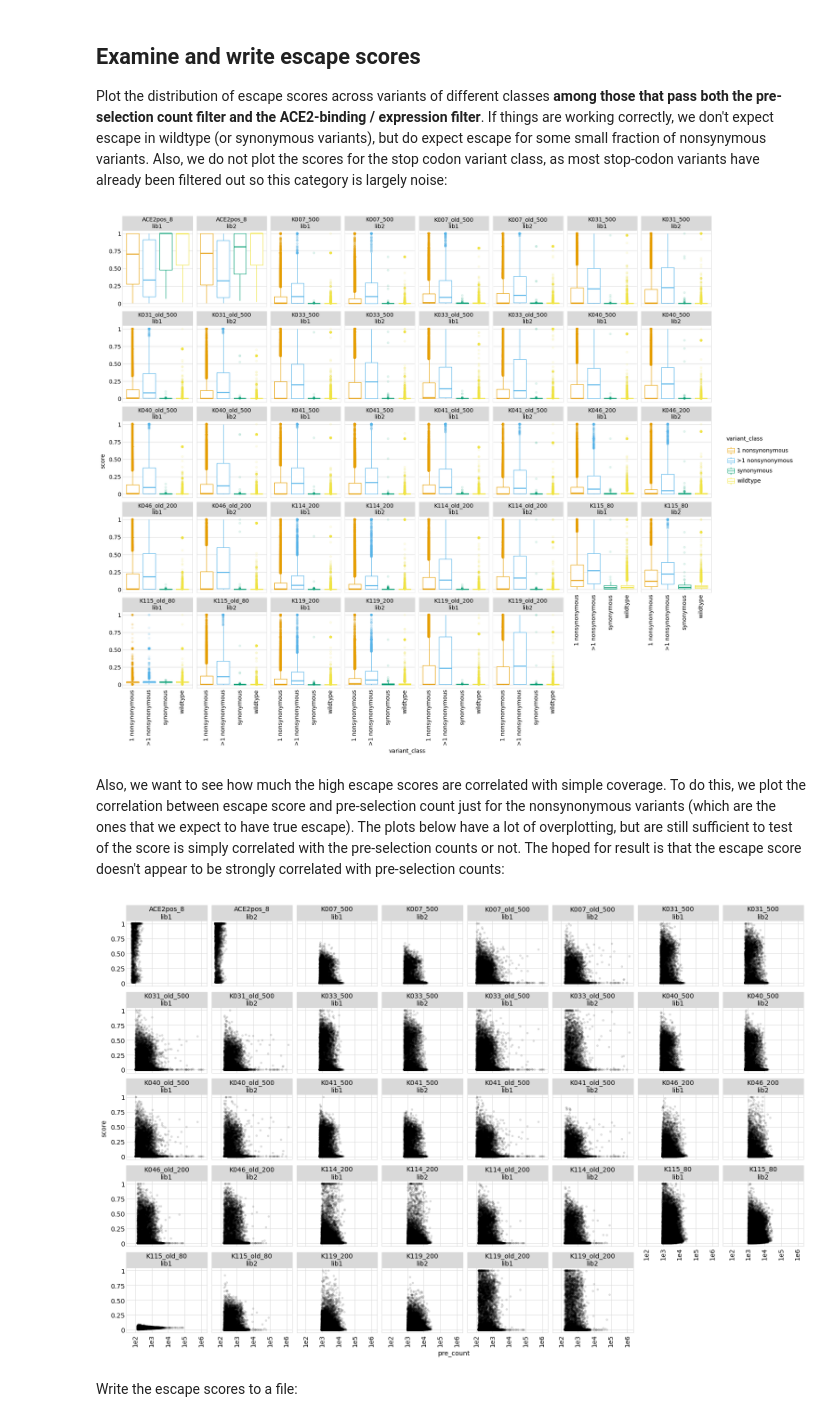
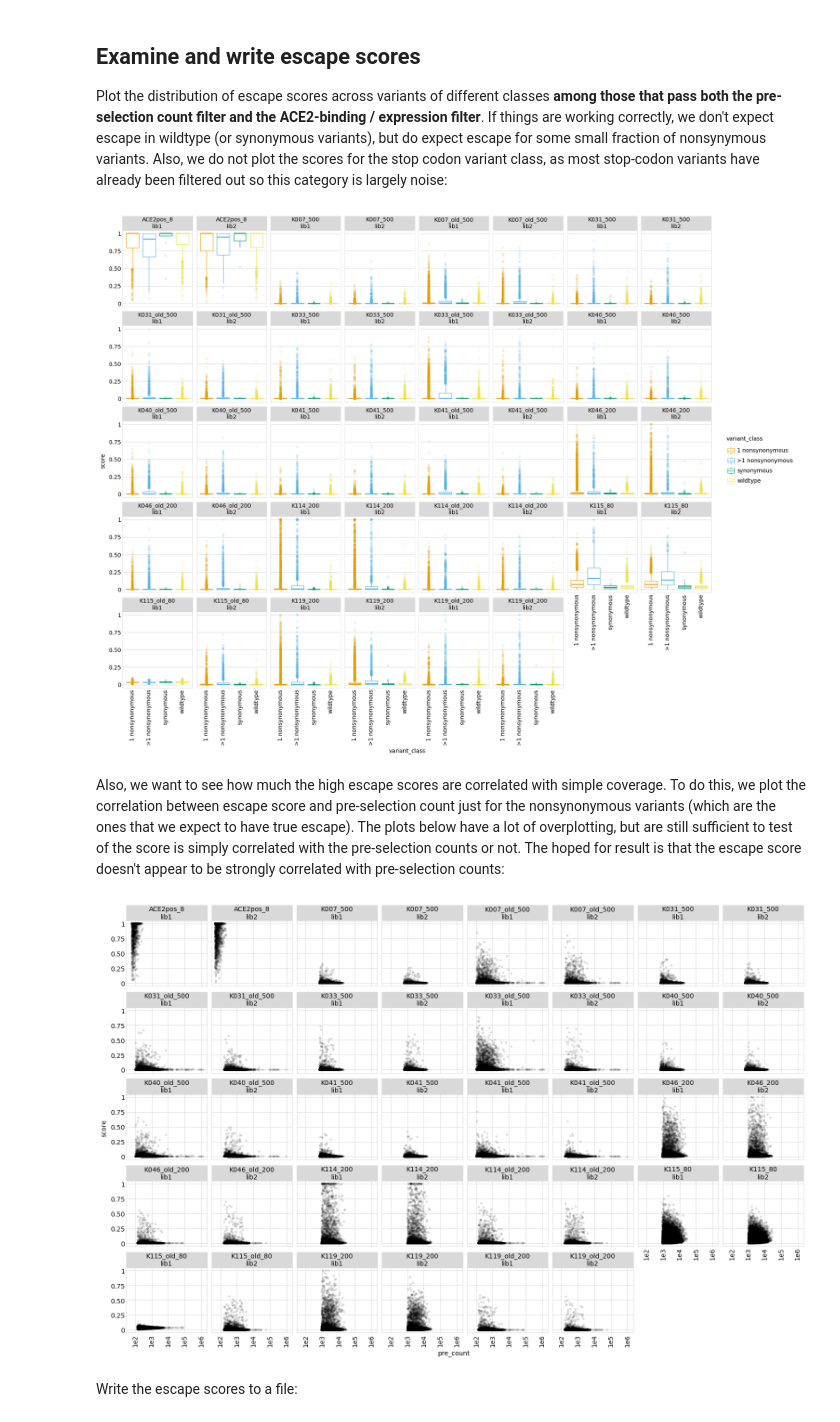
Before and after one commit to jbloomlab/SARS-CoV-2-RBD_B.1.351, a Jupyter notebook: counts_to_scores.ipynb, the cells around one changed output. Saved outputs shown, nothing was run; the diff lists cells and outputs as text; code cells hidden in the pictures.

Commit message:
add preliminary DMS score filters

```diff
--- a/counts_to_scores.ipynb
+++ b/counts_to_scores.ipynb
@@ -618,0 +554,22 @@ Note that these filters are only applied to mutants of the primary target; homol
+# %%
+if config['dms_scores_preliminary']:
+    mut_bind_expr_file = config['prelim_mut_bind_expr']
+else:
+    mut_bind_expr_file = config['mut_bind_expr']
+
+print(f"Reading ACE2-binding and expression for mutations from {mut_bind_expr_file}, "
+      f"and filtering for variants that have single mutations that "
+      f"only have mutations with binding >={config['escape_score_min_bind_mut']} and "
+      f"expression >={config['escape_score_min_expr_mut']}.")
+
+mut_bind_expr = (pd.read_csv(mut_bind_expr_file)
+                 .query('target==@config["primary_target"]')
+                 # need to add back the offset numbering for some silly, circuitous reason
+                 .assign(RBD_site=lambda x: x['position']-config['site_number_offset'] ,
+                         RBD_mutation=lambda x: x['wildtype']+x['RBD_site'].astype(str)+x['mutant']
+                        )
+                )
+
+print('Here is what that dataframe looks like:')
+
+display(HTML(mut_bind_expr.query('delta_bind < -2.35').head().to_html(index=False)))
@@ -618,0 +585,21 @@ Note that these filters are only applied to mutants of the primary target; homol
+# %%
+assert mut_bind_expr['RBD_mutation'].nunique() == len(mut_bind_expr)
+for prop in ['bind', 'expr']:
+    muts_adequate = set(mut_bind_expr
+                        .query(f"delta_{prop} >= {config[f'escape_score_min_{prop}_mut']}")
+                        ['RBD_mutation']
+                        )
+    print(f"{len(muts_adequate)} of {len(mut_bind_expr)} mutations have adequate {prop}.")
+    escape_scores[f"muts_pass_{prop}_filter"] = (
+        escape_scores
+        ['aa_substitutions']
+        .map(lambda s: set(s.split()).issubset(muts_adequate))
+        )
+
+# annotate as passing overall filter if passes all mutation and binding filters:
+escape_scores['pass_ACE2bind_expr_filter'] = (
+        escape_scores['muts_pass_bind_filter'] &
+        escape_scores['muts_pass_expr_filter']
+        )
+
+display(HTML(escape_scores.query('not pass_ACE2bind_expr_filter & variant_class != "stop"').head().to_html(index=False)))
@@ -659,7 +657,7 @@ ncol = min(8, nfacets)
 nrow = math.ceil(nfacets / ncol)
 
 df = (escape_scores
-#       .query('(pass_pre_count_filter == True) & (pass_ACE2bind_expr_filter == True)')
+      .query('(pass_pre_count_filter == True) & (pass_ACE2bind_expr_filter == True)')
       .query('variant_class != "stop"')
       )
 
@@ -677,7 +675,7 @@ p = (ggplot(df) +
 
 _ = p.draw()
 # %% [output]
-[figure, old version]
+[figure, new version]
 # %% [markdown]
 Also, we want to see how much the high escape scores are correlated with simple coverage.
 To do this, we plot the correlation between escape score and pre-selection count just for the nonsynonymous variants (which are the ones that we expect to have true escape).
@@ -686,23 +684,23 @@ The hoped for result is that the escape score doesn't appear to be strongly corr
 # %%
 p = (ggplot(escape_scores
             .query('pass_pre_count_filter == True')
-#             .query('(pass_pre_count_filter == True) & (pass_ACE2bind_expr_filter == True)')
+            .query('(pass_pre_count_filter == True) & (pass_ACE2bind_expr_filter == True)')
             .query('variant_class=="1 nonsynonymous"')
             ) +
      aes('pre_count', 'score') +
      geom_point(alpha=0.1, size=1) +
      facet_wrap('~ name + library', ncol=ncol) +
      theme(axis_text_x=element_text(angle=90),
            figure_size=(2.35 * ncol, 2.35 * nrow),
            ) +
      scale_fill_manual(values=CBPALETTE[1:]) +
      scale_color_manual(values=CBPALETTE[1:]) +
      scale_x_log10()
      )
 
 _ = p.draw()
 # %% [output]
-[figure, old version]
+[figure, new version]
 # %% [markdown]
 Write the escape scores to a file:
 # %%
```
Also changed, not shown: parts of 13 cells of this notebook, 31 other files.
